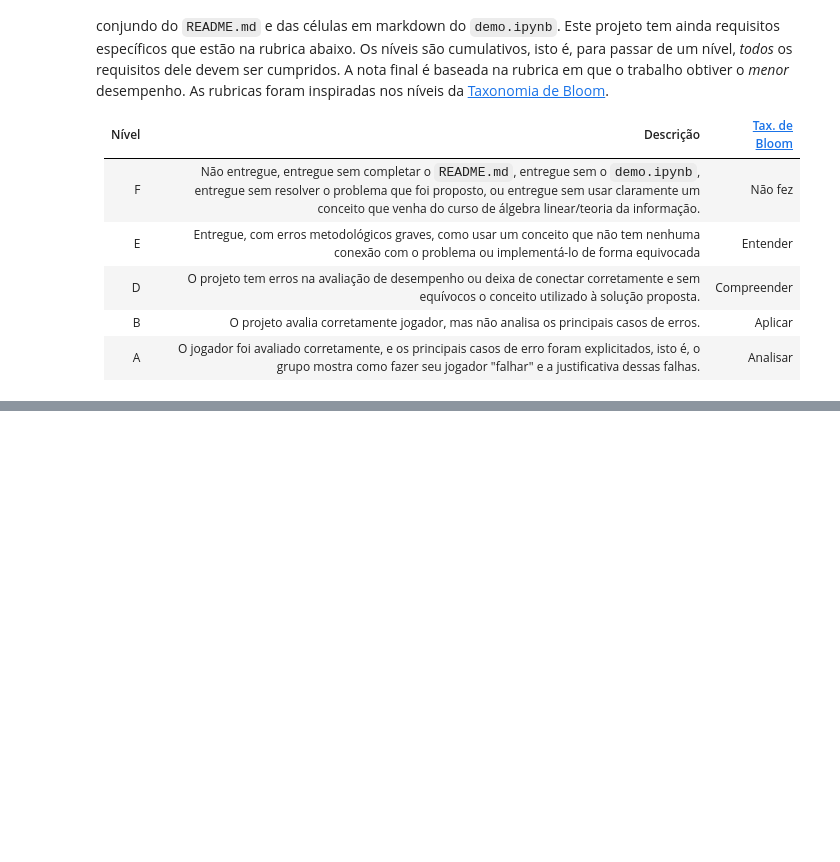
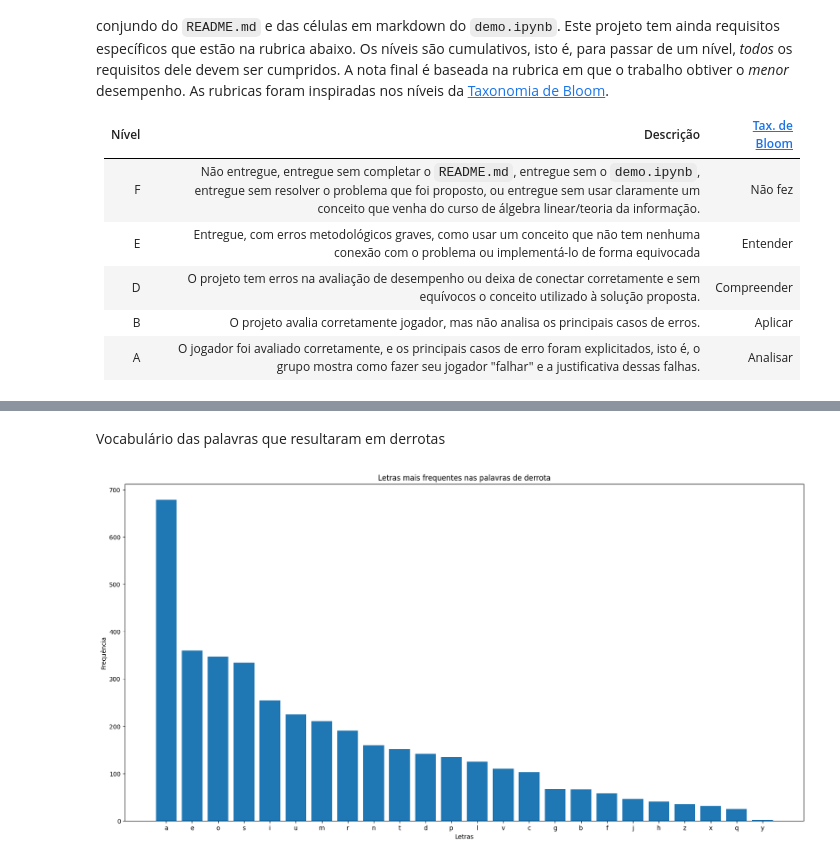
Before and after one commit to leoscarlato/APS-Forca, a Jupyter notebook: main.ipynb, the cells around one changed output, grey strips where cells are left out. Cells and saved outputs as stored; diff of their text form; code cells hidden in the pictures; blank space fills up the shorter version.

```diff
--- a/main.ipynb
+++ b/main.ipynb
@@ -175,0 +338,6 @@ def jogar():
+# %% [markdown]
+Vocabulário das palavras que resultaram em derrotas
+# %%
+PlotLetrasMaisFrequentes(loss_words, 'Letras mais frequentes nas palavras de derrota')
+# %% [output]
+[figure, added]
```
Also changed, not shown: parts of 33 cells of this notebook, 4 other files.
